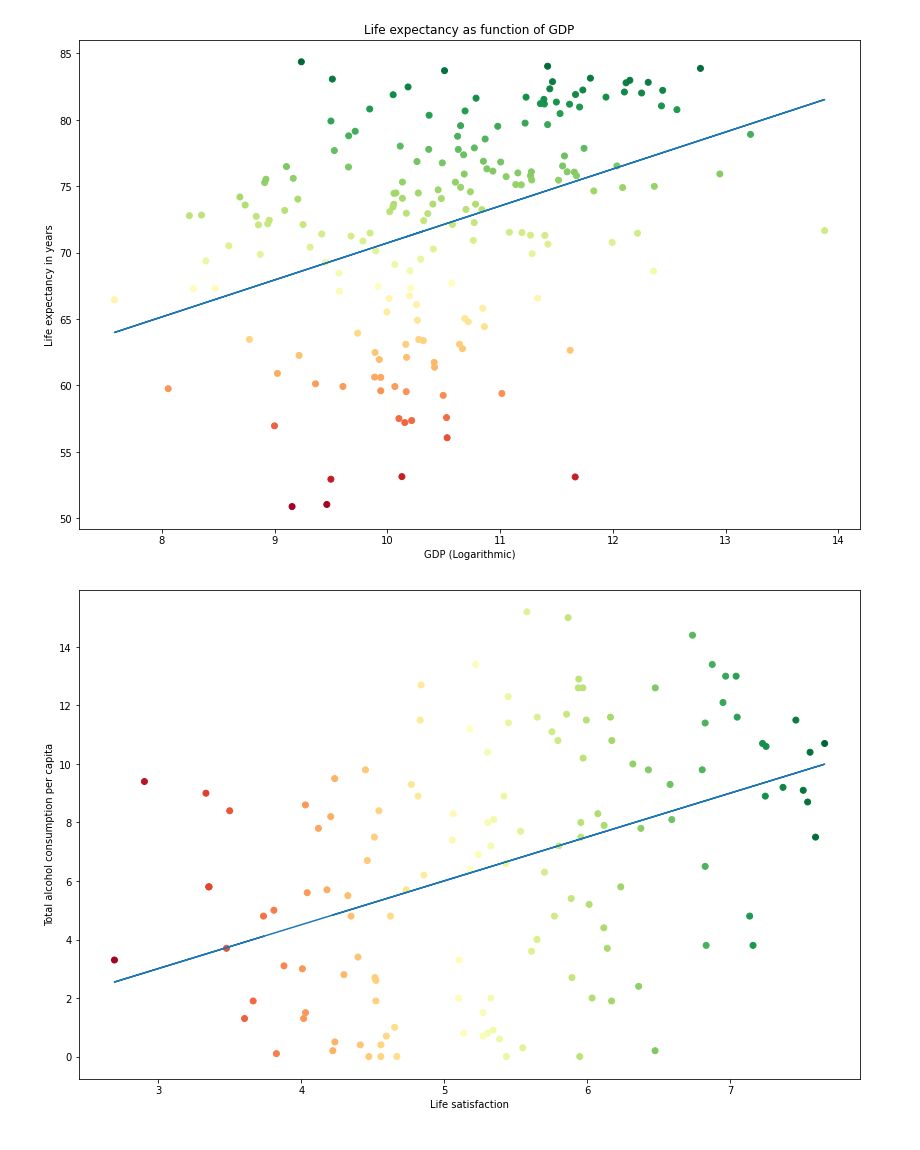
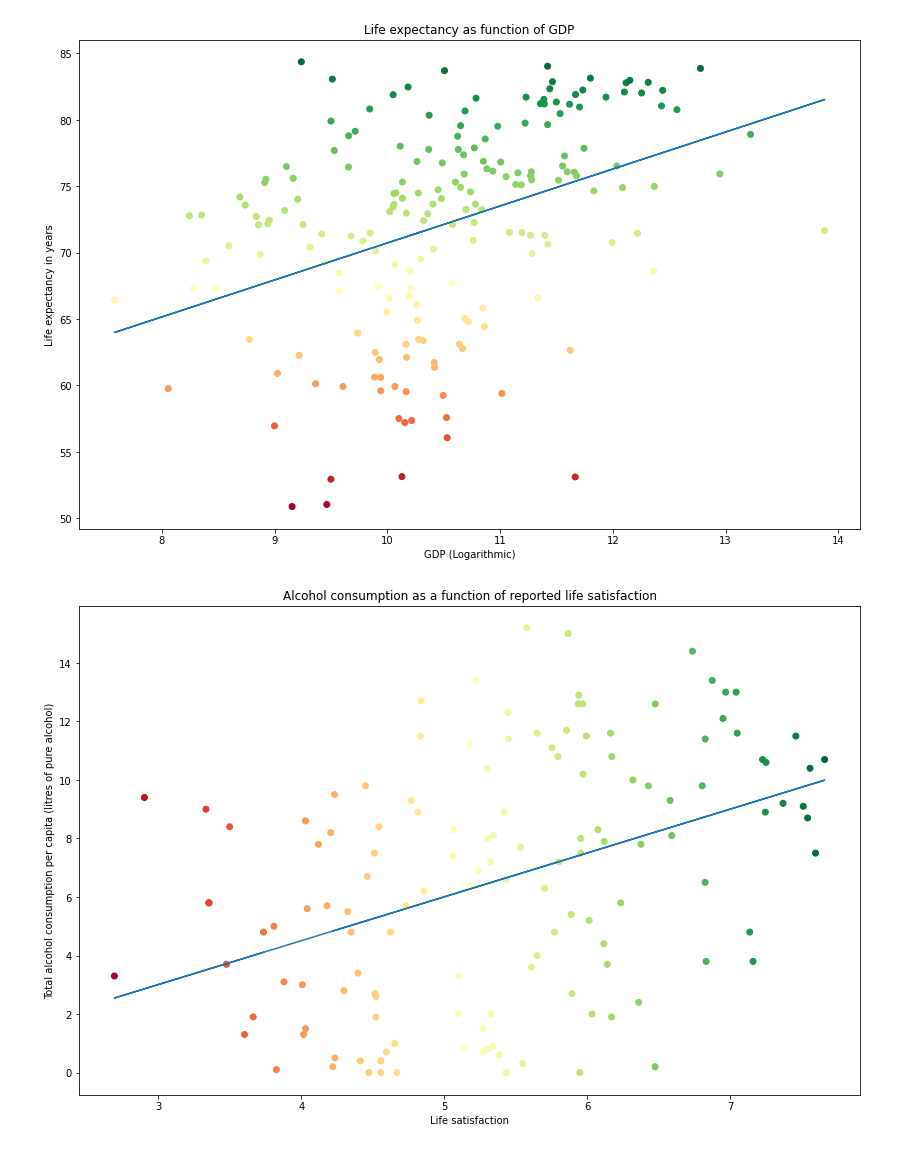
Before and after one commit to antondanieli/DAT405-assignments, a Jupyter notebook: assignments/assignment 1/assignment_1.ipynb, the cells around one changed output. Cells and saved outputs as stored; diff of their text form; code cells hidden in the pictures.

Commit message:
Added and edited several plots and data sets

```diff
--- a/assignments/assignment 1/assignment_1.ipynb
+++ b/assignments/assignment 1/assignment_1.ipynb
@@ -131,21 +131,21 @@ plt.show()
 # %%
 # Map data to x, y values and create regression line
 x = df_alcsat["Life satisfaction"]
 y = df_alcsat["Total alcohol consumption per capita"]
 m, b = np.polyfit(x, y, 1)
 
 # Create regression line and scatter plot
 plt.plot(x, m*x + b)
 plt.scatter(x, y, c=df_alcsat["Life satisfaction"], cmap="RdYlGn")
 
 # Create title and labels
-plt.title('')
+plt.title('Alcohol consumption as a function of reported life satisfaction')
 plt.xlabel('Life satisfaction')
-plt.ylabel('Total alcohol consumption per capita')
+plt.ylabel('Total alcohol consumption per capita (litres of pure alcohol)')
 
 # Increase size of figure
 plt.rcParams['figure.figsize'] = [14, 9]
 
 plt.show()
 # %% [output]
-[figure, old version]
+[figure, new version]
```
